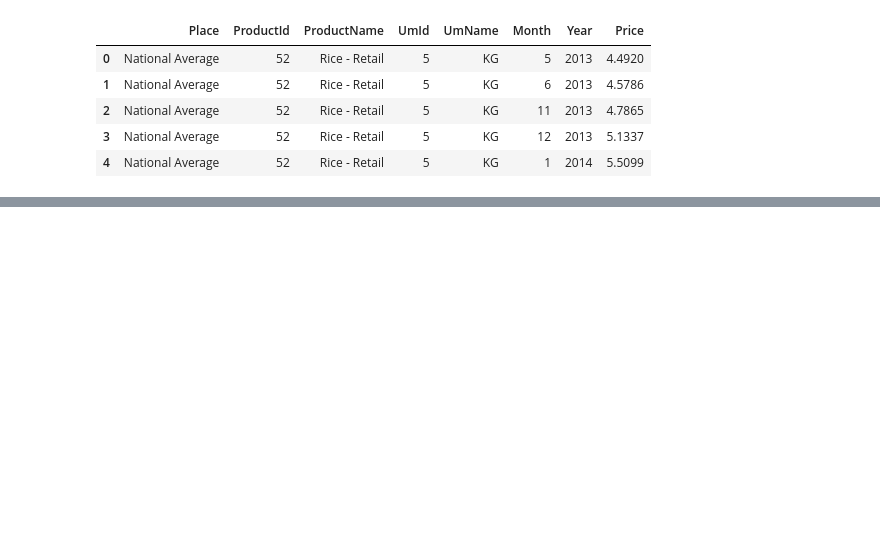
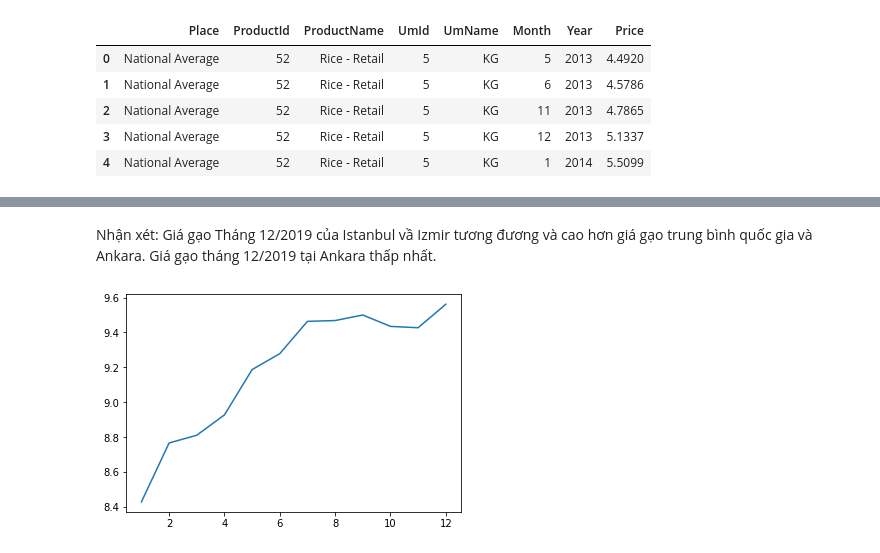
Before and after one commit to Trang27cl/testgit, a Jupyter notebook: FoodPrice_in_Turkey.ipynb, the cells around one changed output, grey strips where cells are left out. Drawn from its saved outputs; the diff is of its cells as text; code cells hidden in the pictures; blank space fills up the shorter version.

```diff
--- a/FoodPrice_in_Turkey.ipynb
+++ b/FoodPrice_in_Turkey.ipynb
@@ -1053,0 +356,13 @@ Name: Price, dtype: int64
+# %% [markdown]
+Nhận xét:
+Giá gạo Tháng 12/2019 của Istanbul vầ Izmir tương đương và cao hơn giá gạo trung bình quốc gia và Ankara.
+Giá gạo tháng 12/2019 tại Ankara thấp nhất.
+# %%
+#Vẽ biểu đồ đường phân tích xu hướng giá gạo (Rice-Retail) trung bình cả nước (National Average) trong năm 2019 tại Thổ Nhĩ Kì.
+#Chọn dữ liệu cần thiết cho mục tiêu
+data2 = data[(data['Place'] == 'National Average') & (data['Year'] == 2019) & (data['ProductName'] == 'Rice - Retail')]
+#Vẽ biểu đồ đường
+plt.plot(data2['Month'], data2['Price'])
+plt.show()
+# %% [output]
+[figure, added]
```
Also changed, not shown: parts of 78 cells of this notebook.
